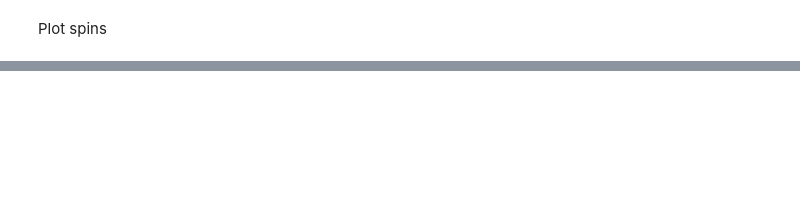
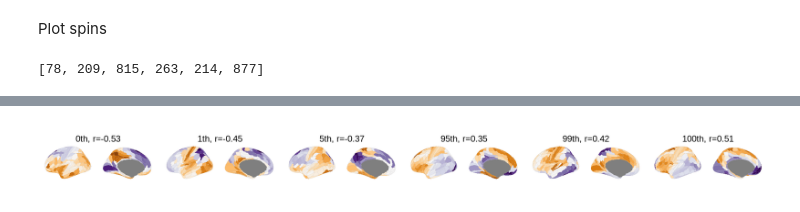
Before and after one commit to richardajdear/AHBA_gradients, a Jupyter notebook: notebooks/other_maps.ipynb, the cells around one changed output, grey strips where cells are left out. Cells and saved outputs as stored; diff of their text form; code cells hidden in the pictures; blank space fills up the shorter version.

```diff
--- a/notebooks/other_maps.ipynb
+++ b/notebooks/other_maps.ipynb
@@ -203,29 +249,41 @@ Plot spins
 # %%
-pc2 = (spin_corrs
- .set_index('map').loc['externopyramidisation']
- # .apply(abs)
- .loc[:, 'PC2']
-)
-ind = np.argpartition(pc2, 4)[:5]
-pc2[ind]
+percentiles = [0,1,5,95,99,100]
+pc = 'PC2'
+m = 'hill.dev_remapped'
+map_ix = list(maps.columns).index(m)
+# %%
+pc_corrs = (null_corrs
+            .set_index('map').loc[m]
+            .loc[:, pc]
+           )
+pcen = np.percentile(pc_corrs, q=percentiles)
+null_ixs = [abs(pc_corrs - p).argmin() for p in pcen]
+null_ixs
+# %% [output]
+[78, 209, 815, 263, 214, 877]
 # %%
-spins_to_plot = (
-    pd.DataFrame(spin_maps_1000[:,8,ind], index=list(range(1,181)), columns=round(pc2[ind],3))
+p_c_pairs = zip(percentiles, pc_corrs[null_ixs])
+cols = [str(p)+"th, r="+str(round(c,2)) for (p,c) in p_c_pairs]
+
+nulls_to_plot = (
+    pd.DataFrame(null_maps[:,map_ix, null_ixs],
+                 index=list(range(1,181)),
+                 columns=cols
+                )
     .join(get_labels_hcp())
     .melt(id_vars='label', var_name='version', value_name='score')
-    .assign(version = lambda x: 'corr = ' + x['version'].astype('str'))
+    # .assign(version = lambda x: x['version'].astype('str') + 'th')
+    # .assign(version = lambda x: 'corr = ' + x['version'].astype('str'))
     .fillna(0)
 )
-spins_to_plot
 # %%
-%%R -i spins_to_plot -w 2000 -h 800
-df <- spins_to_plot %>%
+%%R -i nulls_to_plot -w 2000 -h 200
+df <- nulls_to_plot %>%
         mutate(region = recode(label,'7Pl'='7PL')) %>% select(-label) %>%
+        mutate_at(vars(version), ~ factor(., levels=unique(.))) %>%
         group_by(version)
 
     m <- pmax(
-#         df %>% filter(component=='PC1') %>% .$score %>% quantile(.95) %>% abs,
-#         df %>% filter(component=='PC1') %>% .$score %>% quantile(.05) %>% abs
         df %>% .$score %>% quantile(.99) %>% abs,
         df %>% .$score %>% quantile(.01) %>% abs
     )
@@ -240,16 +298,16 @@ df <- spins_to_plot %>%
         show.legend=T
         ) +
     theme_void() +
-    facet_wrap(~version) +
+    facet_wrap(~version, ncol=8) +
     theme(legend.position='bottom',
           strip.text.x=element_text(vjust=1),
           strip.text.y.left = element_text(angle = 0),
           plot.title=element_text(hjust=0.5)) +
-    #   scale_fill_cmocean(name='balance', limits=c(-m,m), oob=squish) +
-#     scale_fill_gradient2(low=muted('red'), high=muted('blue'),
     scale_fill_gradientn(colors=rev(brewer.puor(100)),
                          limits=c(-m,m), oob=squish, breaks=c(-m,0,m),
                          labels=c(round(-m,2),0,round(m,2)), name=''
                         ) +
+    guides(fill='none') +
     coord_sf(clip='off') + xlab("") + ylab("") +
     theme(text=element_text(size=30))
+# %% [output]
@@ -255,0 +315 @@ df <- spins_to_plot %>%
+[figure, added]
```
Also changed, not shown: parts of 22 cells of this notebook, 10 other files.
